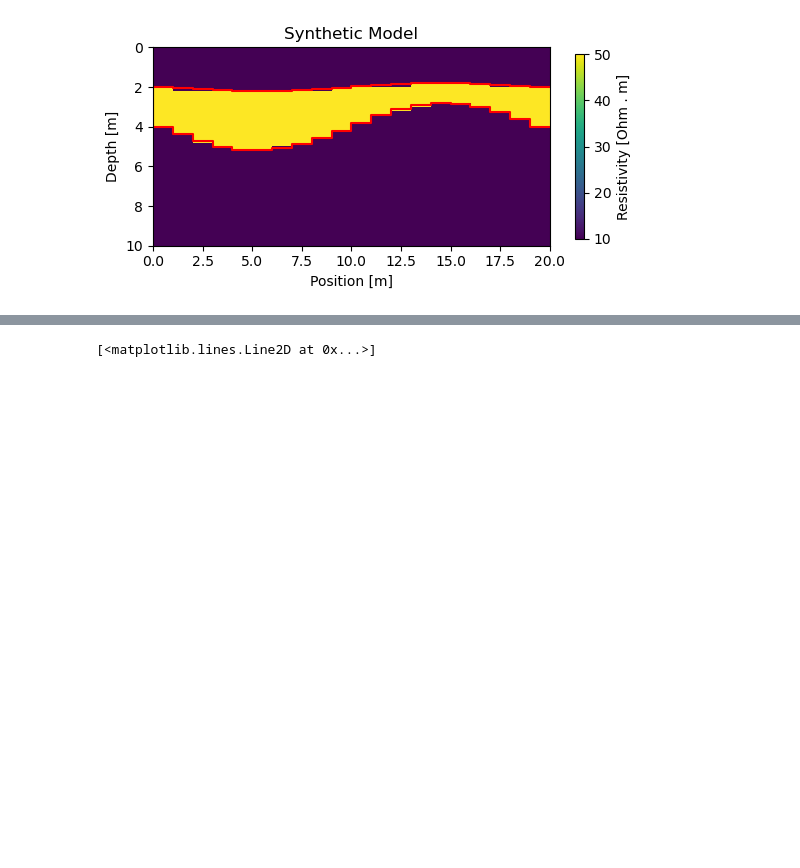
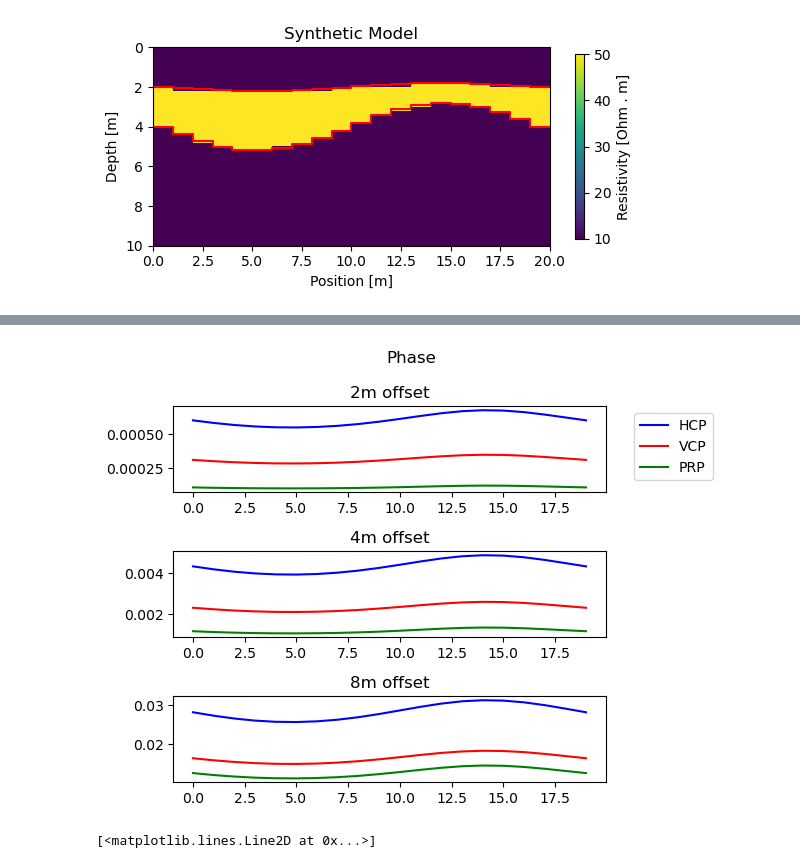
Before and after one commit to mariacarrizo/EMInversion, a Jupyter notebook: Minimization/1DInversionEmpymodPygimli.ipynb, the cells around one changed output, grey strips where cells are left out. Drawn from its saved outputs; the diff is of its cells as text; code cells hidden in the pictures; blank space fills up the shorter version.

```diff
--- a/Minimization/1DInversionEmpymodPygimli.ipynb
+++ b/Minimization/1DInversionEmpymodPygimli.ipynb
@@ -159,0 +161,27 @@ plt.step(np.hstack((xx, xx[-1])), np.hstack((depth[0,1],depth[:,2],depth[-1,2]))
+# %%
+# Let's plot the data
+
+data = np.array(data)
+fig, (ax1, ax2, ax3)=plt.subplots(3,1)
+
+ax1.plot(data[:,9], 'b',label='HCP')
+ax1.plot(data[:,12], 'r',label='VCP')
+ax1.plot(data[:,15], 'g',label='PRP')
+ax1.set_title('2m offset')
+ax1.legend(bbox_to_anchor=(1.05, 1.0), loc='upper left')
+
+ax2.plot(data[:,10], 'b',label='HCP 4m')
+ax2.plot(data[:,13], 'r',label='VCP 4m')
+ax2.plot(data[:,16], 'g',label='PRP 4m')
+ax2.set_title('4m offset')
+
+ax3.plot(data[:,11], 'b',label='HCP')
+ax3.plot(data[:,14], 'r',label='VCP')
+ax3.plot(data[:,17], 'g',label='PRP')
+ax3.set_title('8m offset')
+
+fig.suptitle('Phase')
+
+plt.tight_layout()
+# %% [output]
+[figure, added]
```
Also changed, not shown: parts of 15 cells of this notebook.
